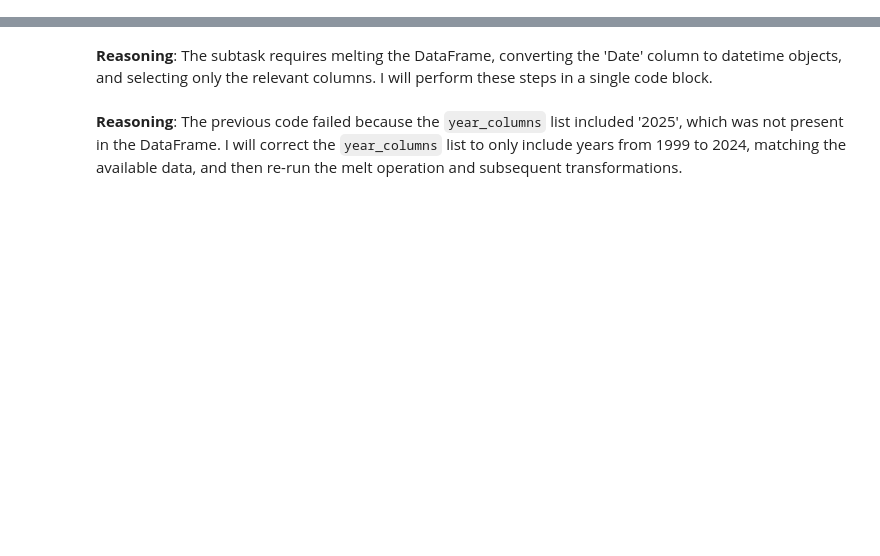
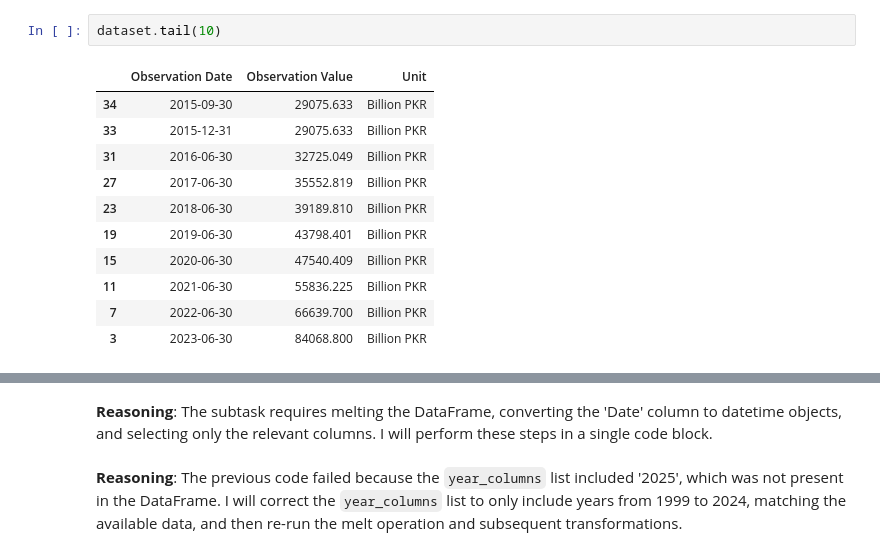
Before and after one commit to muhammadehtishamhashim/pak-data-twin, a Jupyter notebook: notebooks/LSTM_GDP_Forecaster.ipynb, the cells around one changed output, grey strips where cells are left out. Cells and saved outputs as stored; diff of their text form; blank space fills up the shorter version.

```diff
--- a/notebooks/LSTM_GDP_Forecaster.ipynb
+++ b/notebooks/LSTM_GDP_Forecaster.ipynb
@@ -3,0 +10,14 @@ import numpy as np
+# %%
+dataset.tail(10)
+# %% [output]
+|  | Observation Date | Observation Value | Unit |
+| 34 | 2015-09-30 | 29075.633 | Billion PKR |
+| 33 | 2015-12-31 | 29075.633 | Billion PKR |
+| 31 | 2016-06-30 | 32725.049 | Billion PKR |
+| 27 | 2017-06-30 | 35552.819 | Billion PKR |
+| 23 | 2018-06-30 | 39189.810 | Billion PKR |
+| 19 | 2019-06-30 | 43798.401 | Billion PKR |
+| 15 | 2020-06-30 | 47540.409 | Billion PKR |
+| 11 | 2021-06-30 | 55836.225 | Billion PKR |
+| 7 | 2022-06-30 | 66639.700 | Billion PKR |
+| 3 | 2023-06-30 | 84068.800 | Billion PKR |
```
Also changed, not shown: parts of 23 cells of this notebook, 14 other files.
